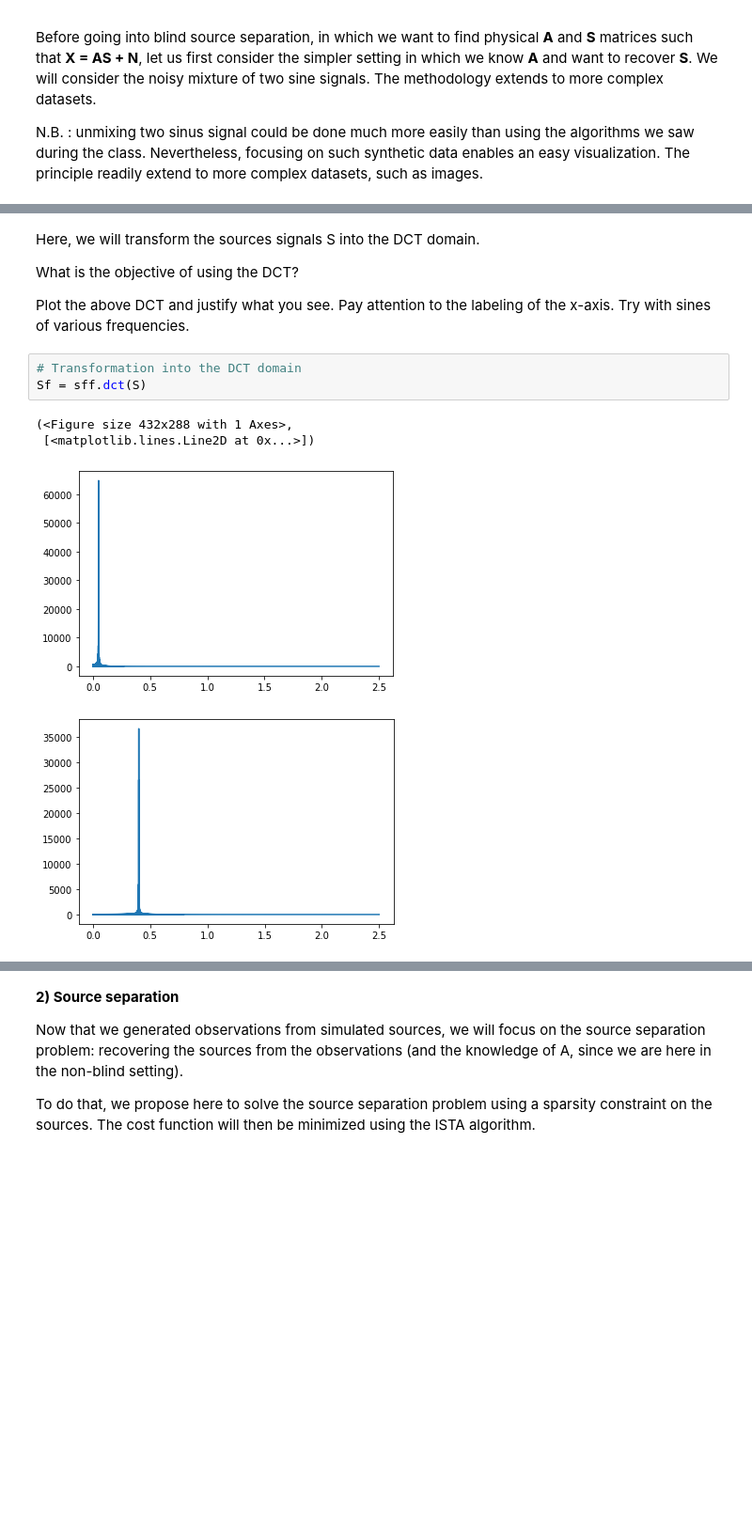
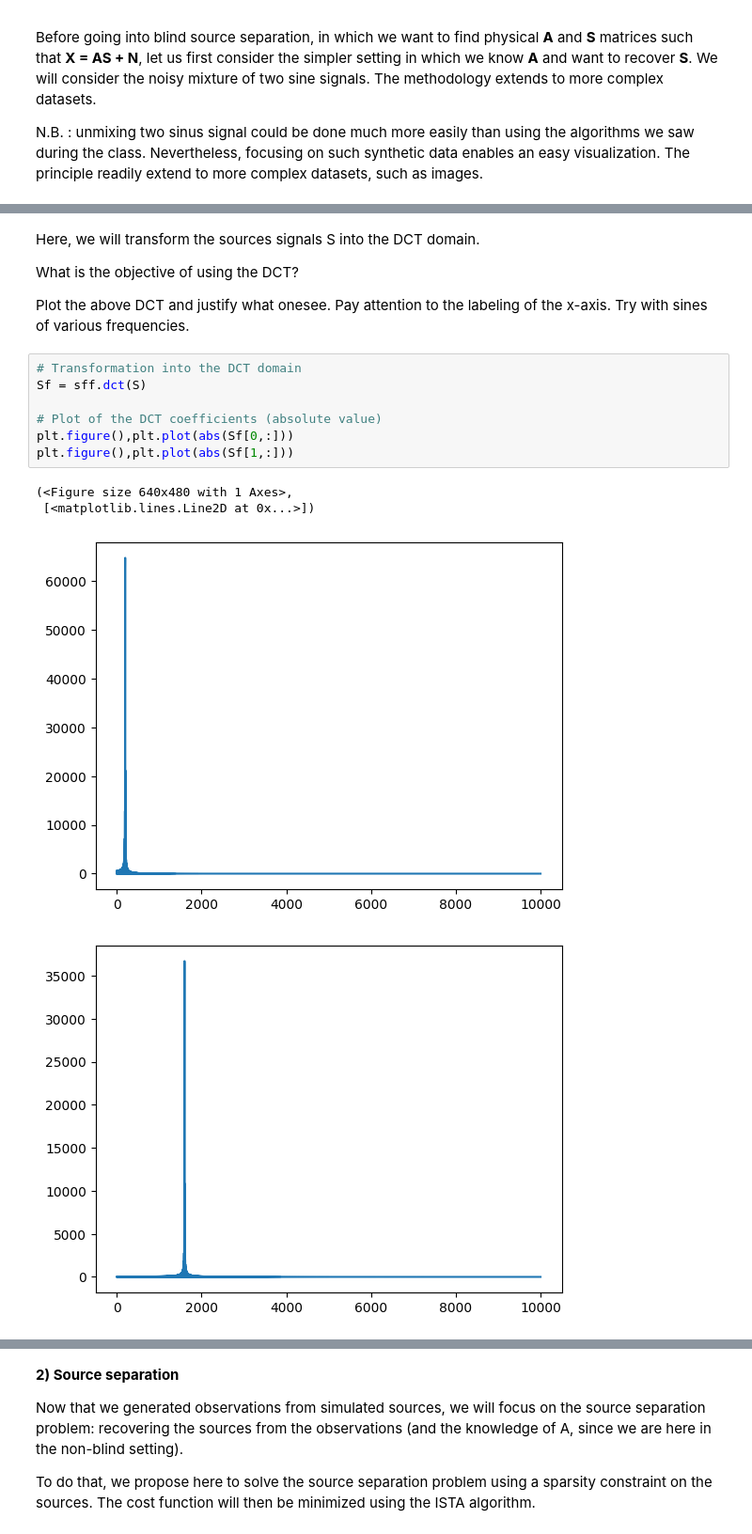
Before and after one commit to dftorresro/IMA207---TP1-Imagerie-hyperspectrale, a Jupyter notebook: TP1_IMA207_sans_correction_2023.ipynb, the cells around one changed output, grey strips where cells are left out. Shown at 94% size. Saved outputs shown, nothing was run; the diff lists cells and outputs as text; blank space fills up the shorter version.

```diff
--- a/TP1_IMA207_sans_correction_2023.ipynb
+++ b/TP1_IMA207_sans_correction_2023.ipynb
@@ -123,12 +163,16 @@ Here, we will transform the sources signals S into the DCT domain.
 
 What is the objective of using the DCT?
 
-Plot the above DCT and justify what you see. Pay attention to the labeling of the x-axis. Try with sines of various frequencies.
+Plot the above DCT and justify what onesee. Pay attention to the labeling of the x-axis. Try with sines of various frequencies.
 # %%
 # Transformation into the DCT domain
 Sf = sff.dct(S)
+
+# Plot of the DCT coefficients (absolute value)
+plt.figure(),plt.plot(abs(Sf[0,:]))
+plt.figure(),plt.plot(abs(Sf[1,:]))
 # %% [output]
-(<Figure size 432x288 with 1 Axes>,
+(<Figure size 640x480 with 1 Axes>,
  [<matplotlib.lines.Line2D at 0x...>])
-[figure, old version]
+[figure, new version]
-[figure, old version]
+[figure, new version]
```
Also changed, not shown: parts of 42 cells of this notebook.
